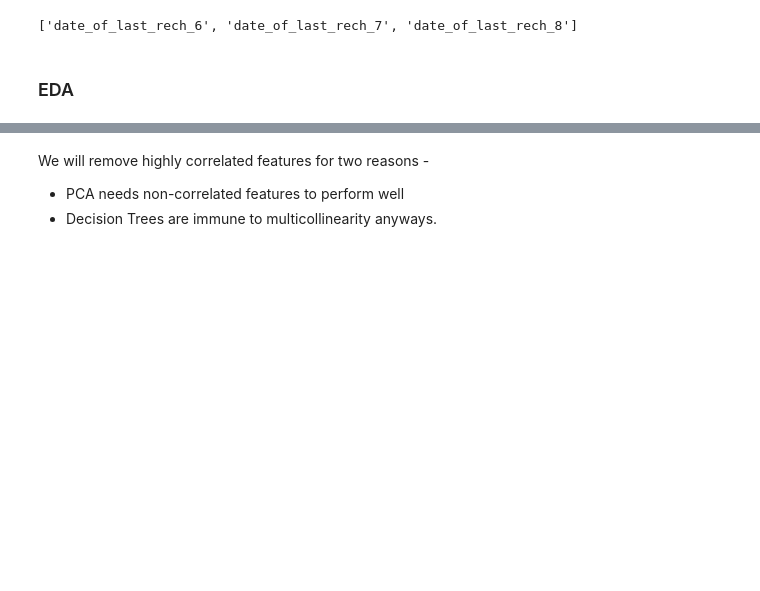
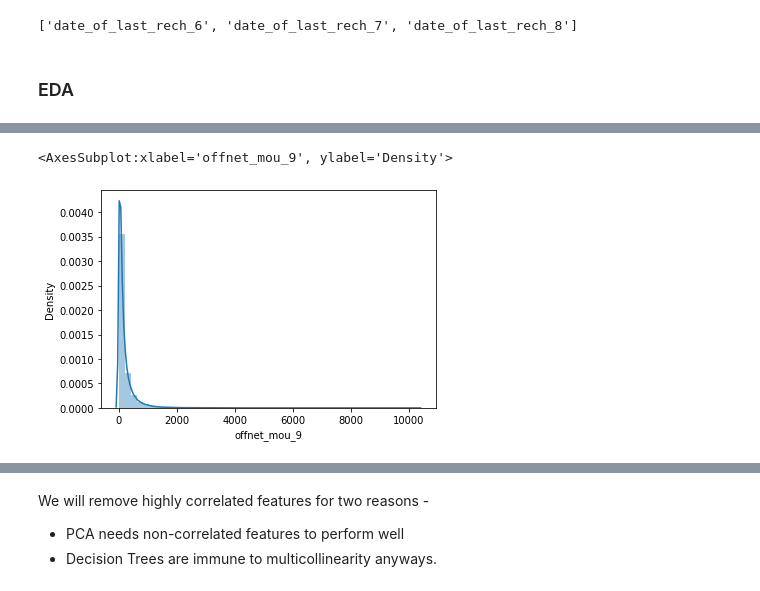
Before and after one commit to bipin-raju/Telecom_churn_case_study, a Jupyter notebook: Telecom Churn Case Study.ipynb, the cells around one changed output, grey strips where cells are left out. Saved outputs shown, nothing was run; the diff lists cells and outputs as text; code cells hidden in the pictures; blank space fills up the shorter version.

```diff
--- a/Telecom Churn Case Study.ipynb
+++ b/Telecom Churn Case Study.ipynb
@@ -402,0 +410,5 @@ cols
+# %%
+sns.distplot(telecom_churn_data.offnet_mou_9)
+# %% [output]
+<AxesSubplot:xlabel='offnet_mou_9', ylabel='Density'>
+[figure, added]
```
Also changed, not shown: parts of 60 cells of this notebook.
